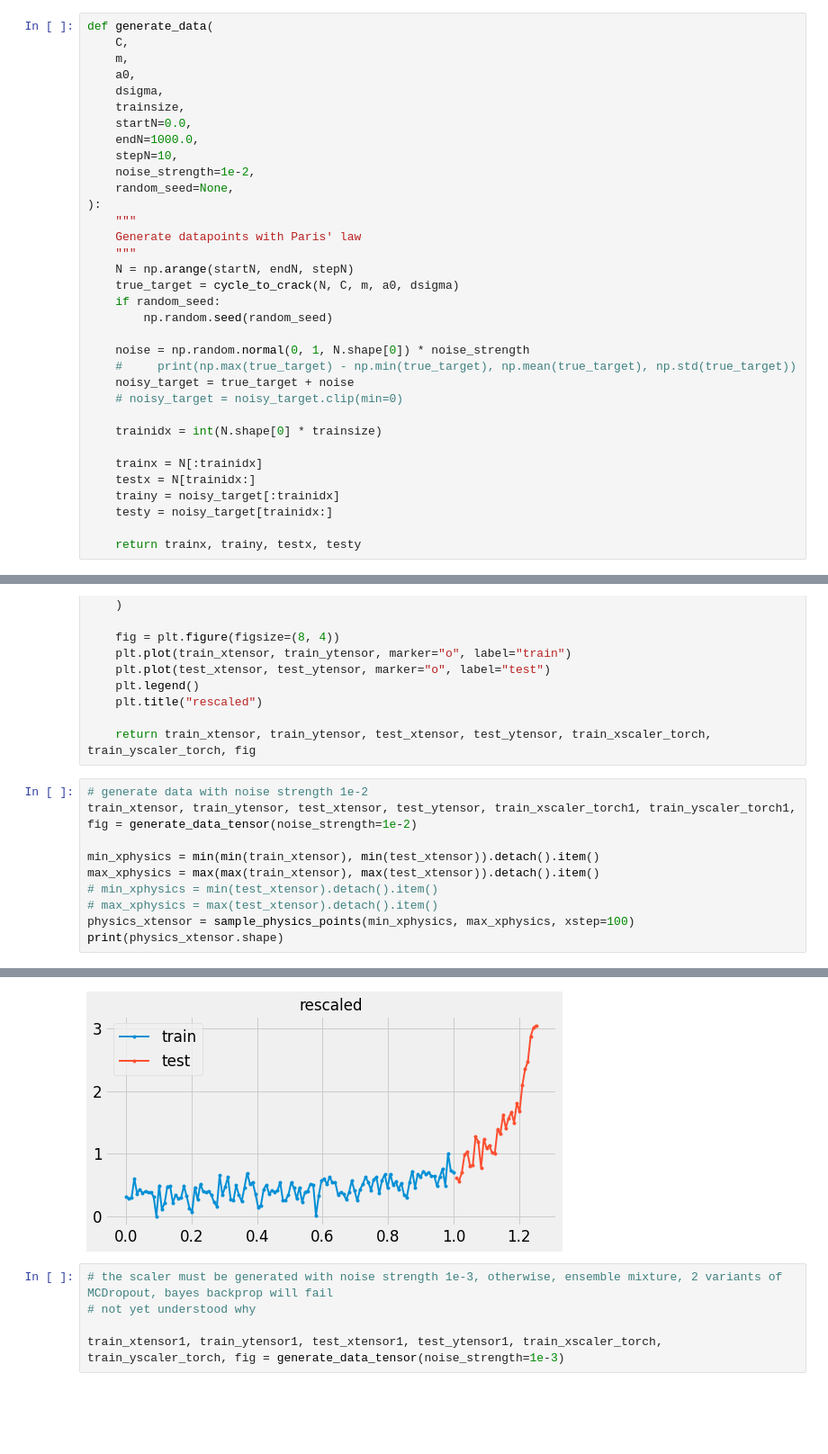
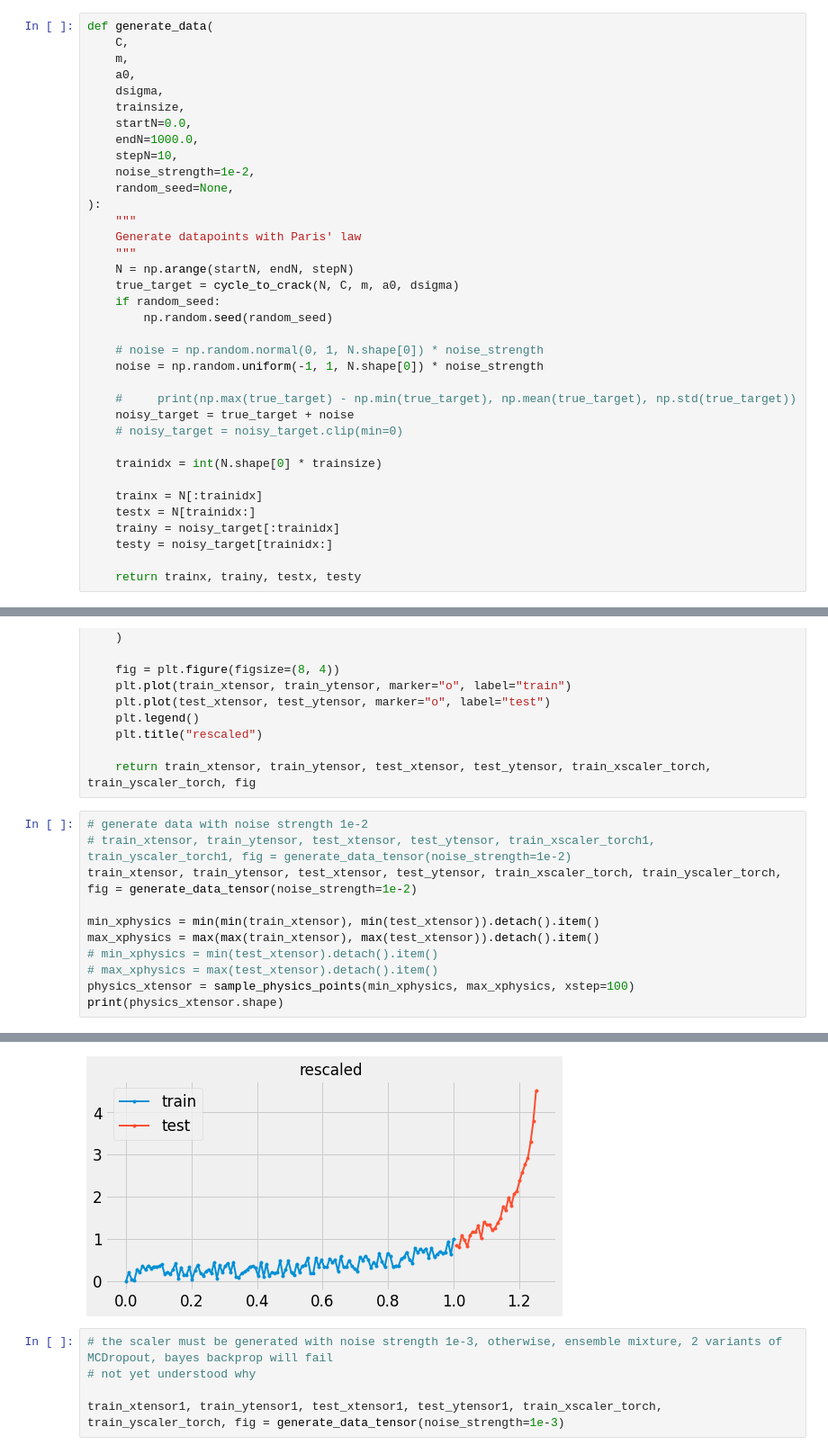
Before and after one commit to phanav/probabilistic-physics-satie, a Jupyter notebook: src/probabilistic_physics_inform_v3.ipynb, the cells around one changed output, grey strips where cells are left out. Shown at 90% size. Drawn from its saved outputs; the diff is of its cells as text; blank space fills up the shorter version.

```diff
--- a/src/probabilistic_physics_inform_v3.ipynb
+++ b/src/probabilistic_physics_inform_v3.ipynb
@@ -150,7 +150,9 @@ def generate_data(
     if random_seed:
         np.random.seed(random_seed)
 
-    noise = np.random.normal(0, 1, N.shape[0]) * noise_strength
+    # noise = np.random.normal(0, 1, N.shape[0]) * noise_strength
+    noise = np.random.uniform(-1, 1, N.shape[0]) * noise_strength
+
     #     print(np.max(true_target) - np.min(true_target), np.mean(true_target), np.std(true_target))
     noisy_target = true_target + noise
     # noisy_target = noisy_target.clip(min=0)
@@ -271,18 +291,19 @@ def generate_data_tensor(noise_strength=1e-2):
     return train_xtensor, train_ytensor, test_xtensor, test_ytensor, train_xscaler_torch, train_yscaler_torch, fig
 # %%
 # generate data with noise strength 1e-2
-train_xtensor, train_ytensor, test_xtensor, test_ytensor, train_xscaler_torch1, train_yscaler_torch1, fig = generate_data_tensor(noise_strength=1e-2)
+# train_xtensor, train_ytensor, test_xtensor, test_ytensor, train_xscaler_torch1, train_yscaler_torch1, fig = generate_data_tensor(noise_strength=1e-2)
+train_xtensor, train_ytensor, test_xtensor, test_ytensor, train_xscaler_torch, train_yscaler_torch, fig = generate_data_tensor(noise_strength=1e-2)
 
 min_xphysics = min(min(train_xtensor), min(test_xtensor)).detach().item()
 max_xphysics = max(max(train_xtensor), max(test_xtensor)).detach().item()
 # min_xphysics = min(test_xtensor).detach().item()
 # max_xphysics = max(test_xtensor).detach().item()
 physics_xtensor = sample_physics_points(min_xphysics, max_xphysics, xstep=100)
 print(physics_xtensor.shape)
 # %% [output]
 torch.Size([120, 1]) torch.Size([120, 1]) torch.Size([30, 1]) torch.Size([30, 1])
 torch.Size([100, 1])
-[figure, old version]
+[figure, new version]
 # %%
 # the scaler must be generated with noise strength 1e-3, otherwise, ensemble mixture, 2 variants of MCDropout, bayes backprop will fail
 # not yet understood why
```
Also changed, not shown: parts of 40 cells of this notebook.
